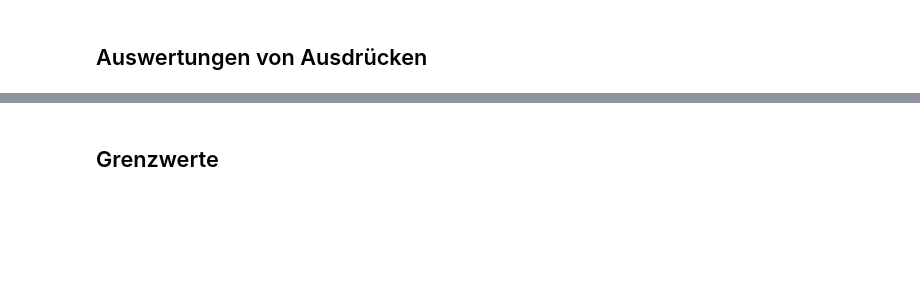
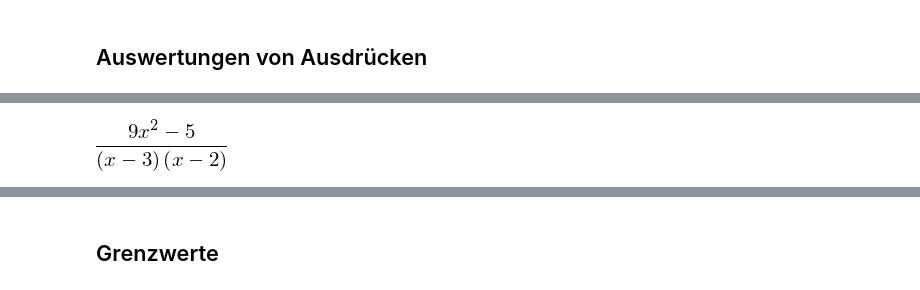
Before and after one commit to Ruediger-Braun/compana16, a Jupyter notebook: Lektion02.ipynb, the cells around one changed output, grey strips where cells are left out. Saved outputs shown, nothing was run; the diff lists cells and outputs as text; code cells hidden in the pictures; blank space fills up the shorter version.

```diff
--- a/Lektion02.ipynb
+++ b/Lektion02.ipynb
@@ -77,2 +135,6 @@ b.subs(x, 3).subs(y, 0)
+# %%
+a
+# %% [output]
+[figure, added]
 # %%
 a.subs(x, 2)
```
Also changed, not shown: parts of 73 cells of this notebook.
